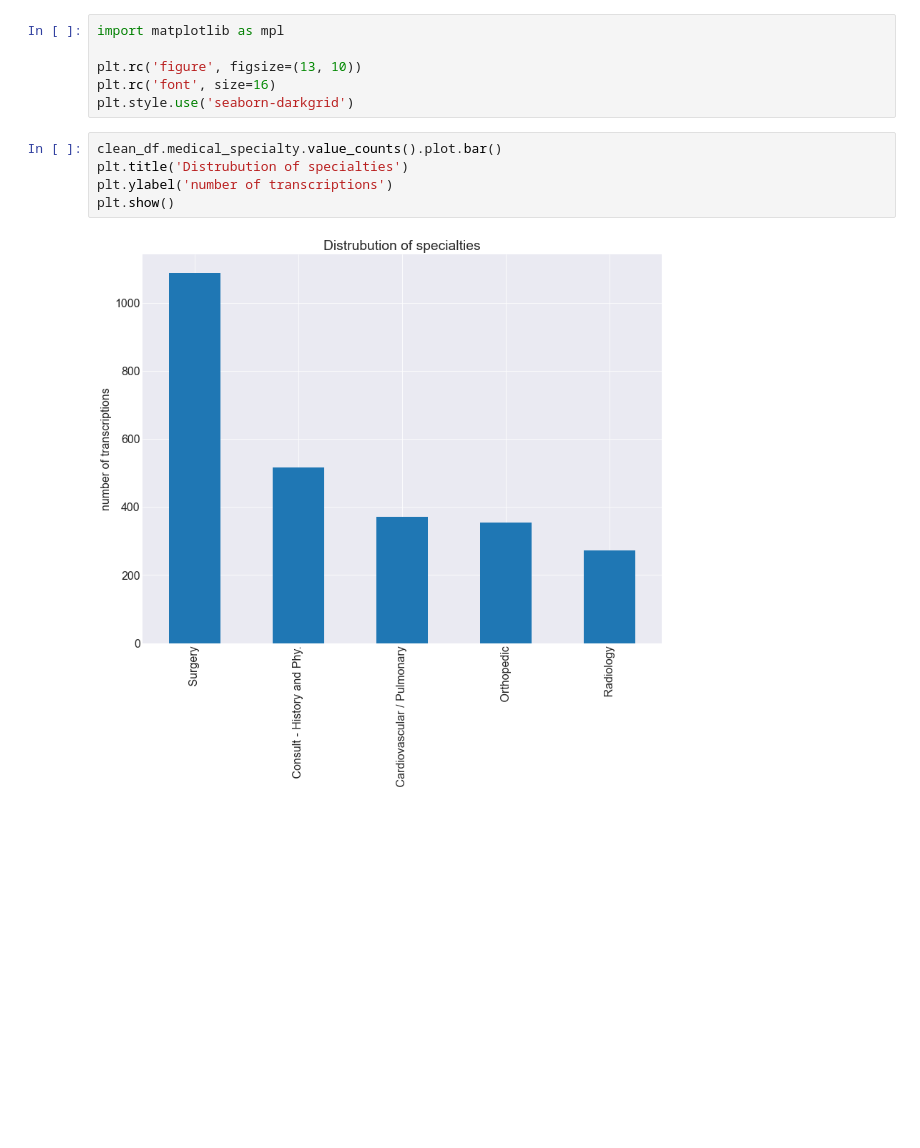
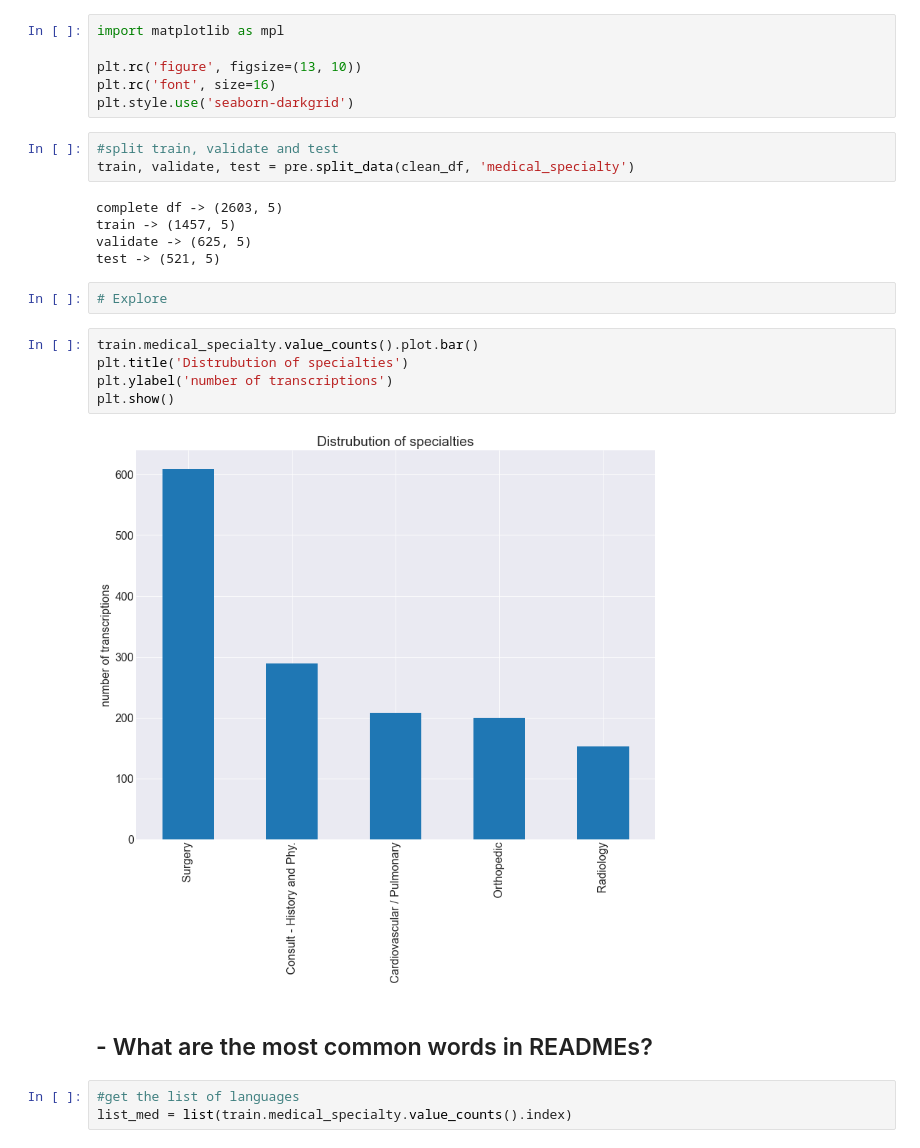
Before and after one commit to cindyvillanuevads/project_medical_text, a Jupyter notebook: initial_notebook.ipynb, the cells around one changed output. Saved outputs shown, nothing was run; the diff lists cells and outputs as text; blank space fills up the shorter version.

```diff
--- a/initial_notebook.ipynb
+++ b/initial_notebook.ipynb
@@ -267,10 +267,25 @@ import matplotlib as mpl
 plt.rc('figure', figsize=(13, 10))
 plt.rc('font', size=16)
 plt.style.use('seaborn-darkgrid')
+# %%
+#split train, validate and test
+train, validate, test = pre.split_data(clean_df, 'medical_specialty')
+# %% [output]
+complete df -> (2603, 5)
+train -> (1457, 5)
+validate -> (625, 5)
+test -> (521, 5)
+# %%
+# Explore
 # %%
-clean_df.medical_specialty.value_counts().plot.bar()
+train.medical_specialty.value_counts().plot.bar()
 plt.title('Distrubution of specialties')
 plt.ylabel('number of transcriptions')
 plt.show()
 # %% [output]
-[figure, old version]
+[figure, new version]
+# %% [markdown]
+## - What are the most common words in READMEs?
+# %%
+#get the list of languages
+list_med = list(train.medical_specialty.value_counts().index)
```
Also changed, not shown: parts of 7 cells of this notebook, 1 other file.
